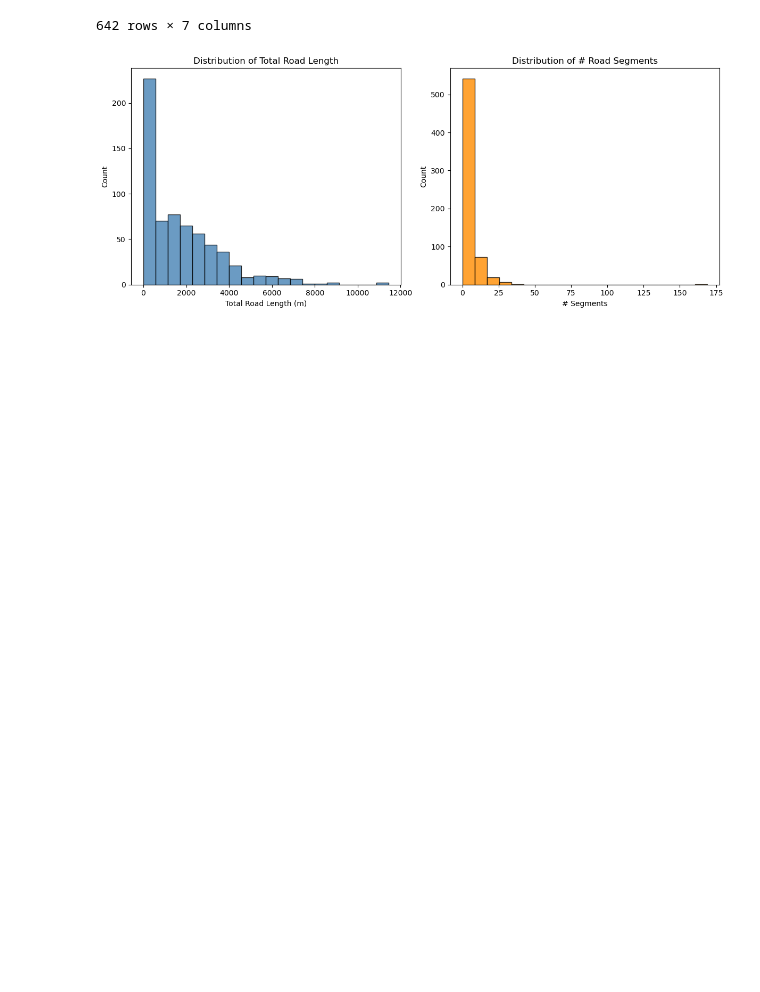
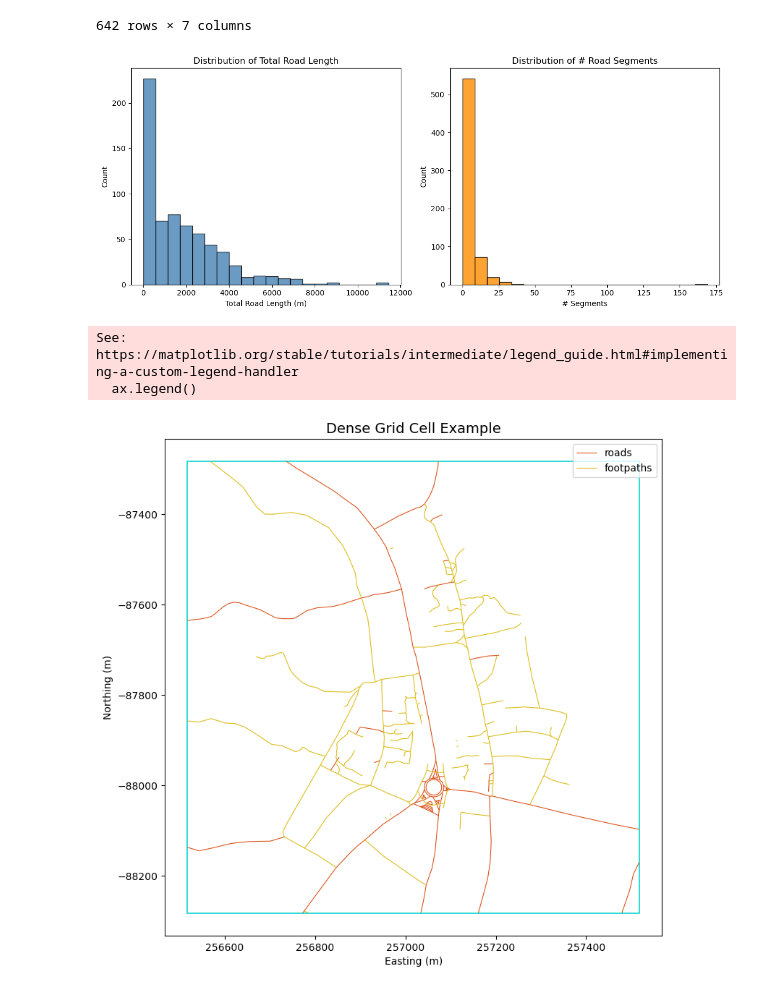
Before and after one commit to zrmondsc/uganda_roads, a Jupyter notebook: notebooks/00c_exploratory_grids.ipynb, the cells around one changed output. Saved outputs shown, nothing was run; the diff lists cells and outputs as text; code cells hidden in the pictures; blank space fills up the shorter version.

```diff
--- a/notebooks/00c_exploratory_grids.ipynb
+++ b/notebooks/00c_exploratory_grids.ipynb
@@ -419,3 +420,30 @@ plt.tight_layout()
 plt.show()
 # %% [output]
 [figure]
+# %%
+dense_grid_cell = grid_cells[grid_cells['OID']==52]
+roads_clipped = roads.clip(dense_grid_cell.geometry)
+footpaths_clipped = footpaths.clip(dense_grid_cell.geometry)
+
+# plot outlier grid cell
+fig, ax = plt.subplots(figsize=(8, 8))
+
+# plot the grid cells
+dense_grid_cell.plot(ax =ax, color = 'none', edgecolor='#12d6d3', linewidth = 1.25, label = 'Dense Grid Cell' )
+
+# plot roads and paths
+roads_clipped.plot(ax=ax, color =  "#db4b12",linewidth = 0.75, label = 'roads')
+footpaths_clipped.plot(ax =ax, color =  "#dbba12", linewidth = 0.75, label = 'footpaths')
+
+# Add labels and styling
+ax.set_title("Dense Grid Cell Example", fontsize=14)
+ax.set_xlabel("Easting (m)")
+ax.set_ylabel("Northing (m)")
+ax.legend()
+
+plt.tight_layout()
+plt.show()
+# %% [output]
+See: https://matplotlib.org/stable/tutorials/intermediate/legend_guide.html#implementing-a-custom-legend-handler
+  ax.legend()
+[figure, added]
```
Also changed, not shown: parts of 5 cells of this notebook, 5 other files.
